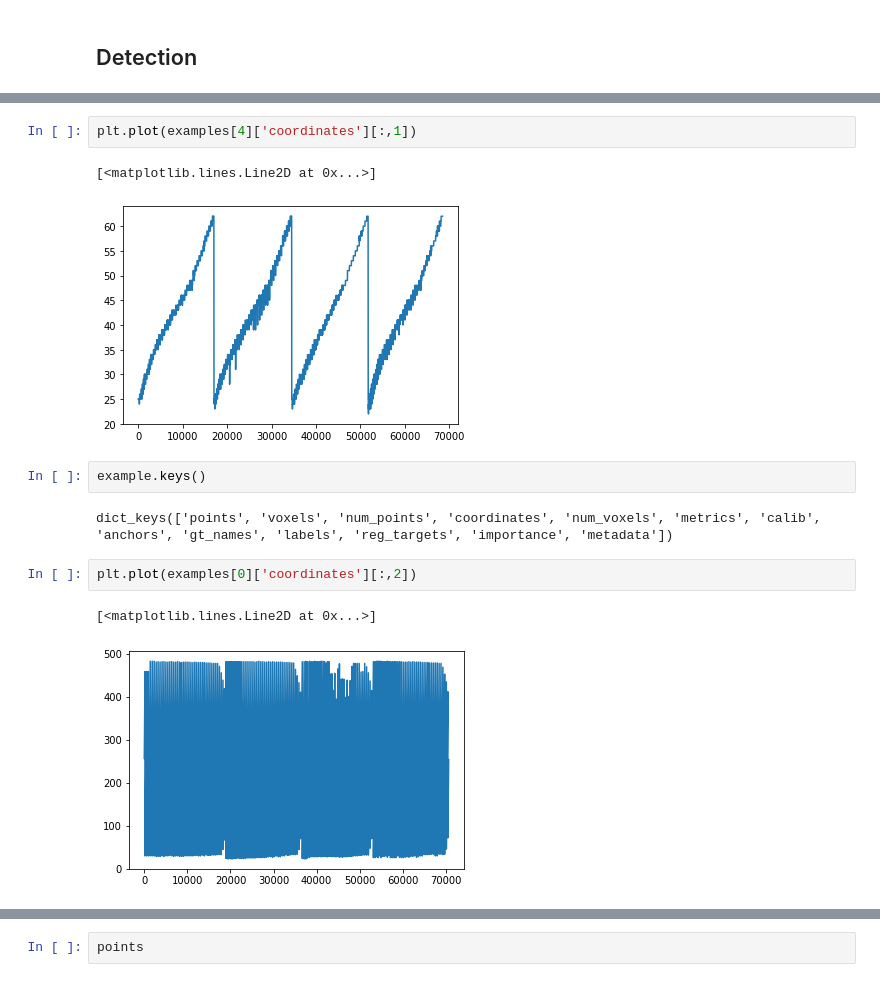
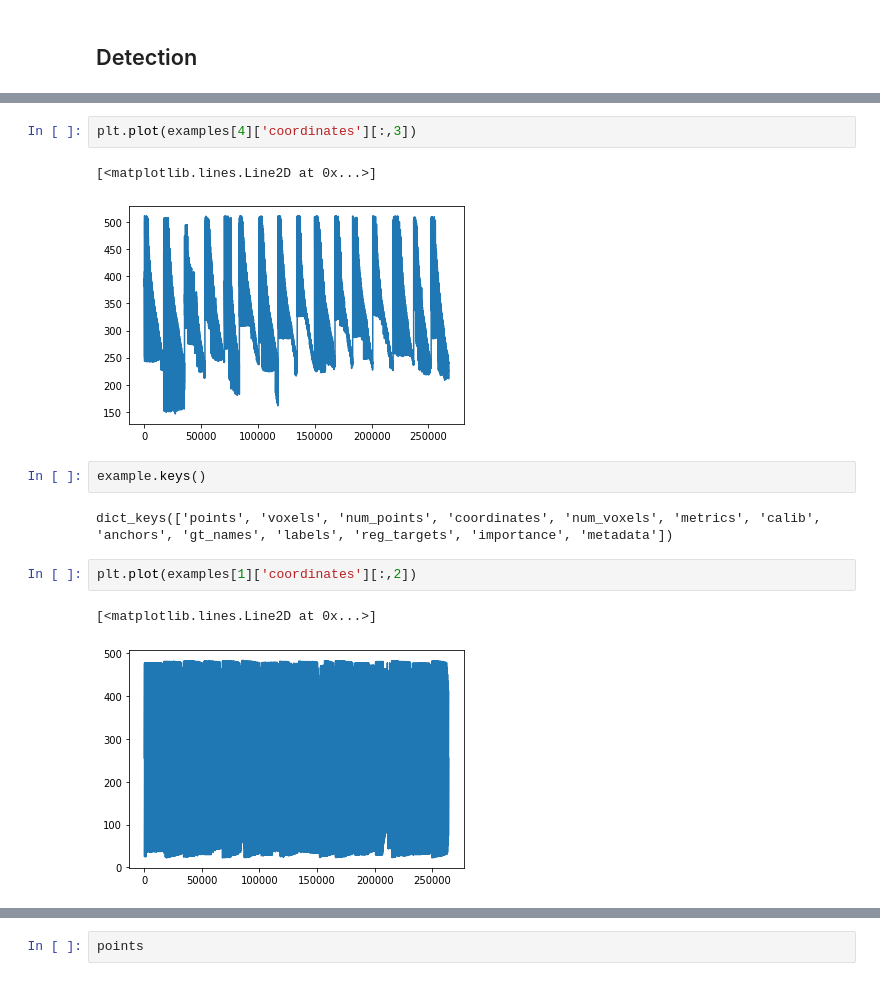
Before and after one commit to reveriel/depconv, a Jupyter notebook: second/simple-inference.ipynb, the cells around one changed output, grey strips where cells are left out. Drawn from its saved outputs; the diff is of its cells as text.

```diff
--- a/second/simple-inference.ipynb
+++ b/second/simple-inference.ipynb
@@ -198,17 +178,17 @@ examples[1]['voxels'].shape
 # %%
-plt.plot(examples[4]['coordinates'][:,1])
+plt.plot(examples[4]['coordinates'][:,3])
 # %% [output]
 [<matplotlib.lines.Line2D at 0x...>]
-[figure, old version]
+[figure, new version]
 # %%
 example.keys()
 # %% [output]
 dict_keys(['points', 'voxels', 'num_points', 'coordinates', 'num_voxels', 'metrics', 'calib', 'anchors', 'gt_names', 'labels', 'reg_targets', 'importance', 'metadata'])
 # %%
-plt.plot(examples[0]['coordinates'][:,2])
+plt.plot(examples[1]['coordinates'][:,2])
 # %% [output]
 [<matplotlib.lines.Line2D at 0x...>]
-[figure, old version]
+[figure, new version]
 # %%
 plt.plot(examples[0]['coordinates'][:,3])
 # %% [output]
```
Also changed, not shown: parts of 30 cells of this notebook, 12 other files.
